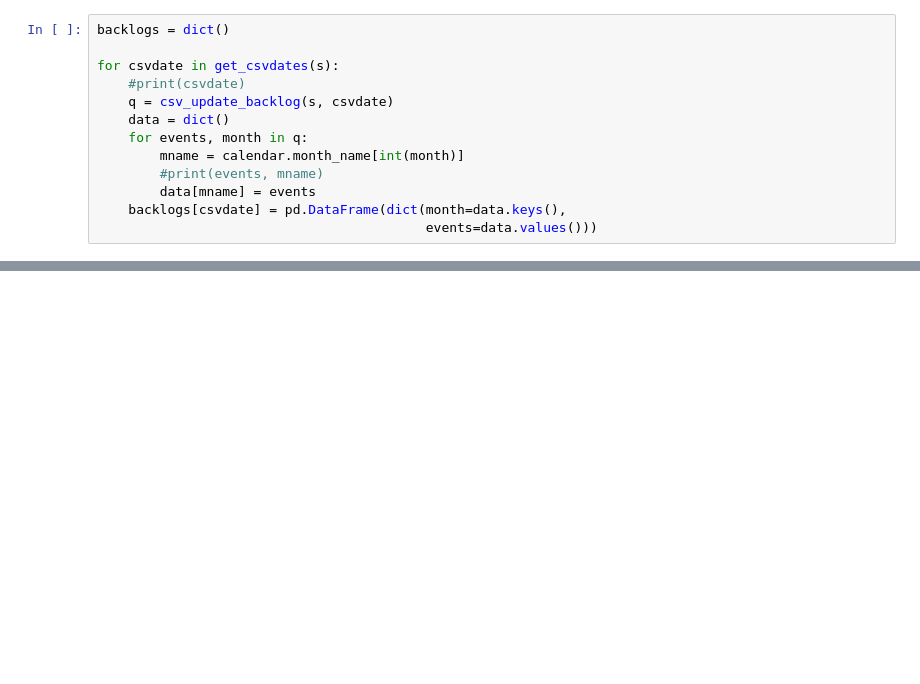
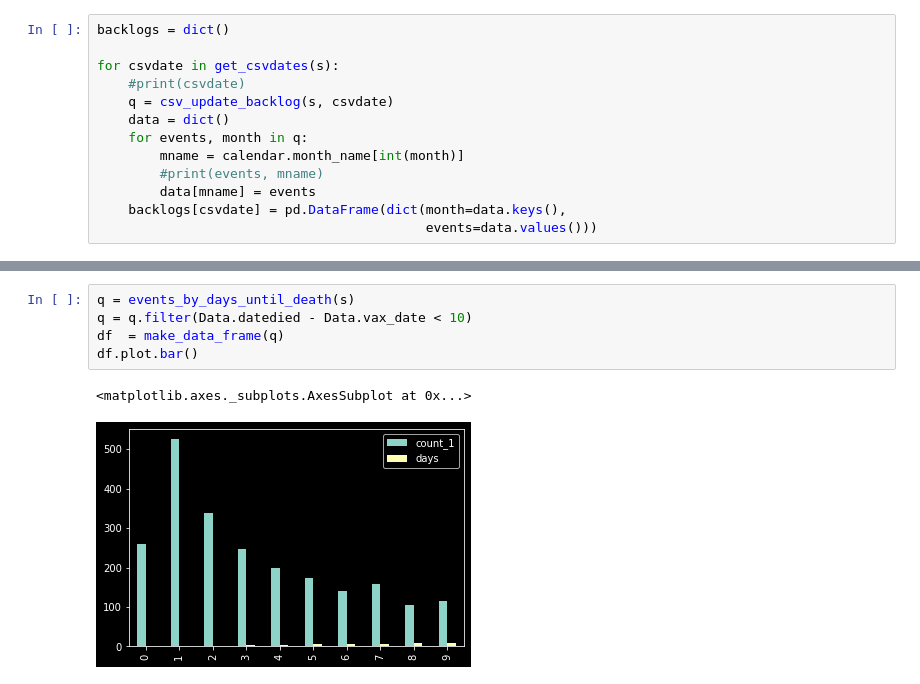
Before and after one commit to umeboshi2/revaers, a Jupyter notebook: do-stuff.ipynb, the cells around one changed output, grey strips where cells are left out. Cells and saved outputs as stored; diff of their text form; blank space fills up the shorter version.

```diff
--- a/do-stuff.ipynb
+++ b/do-stuff.ipynb
@@ -196,0 +199,8 @@ for csvdate, df in backlogs.items():
+# %%
+q = events_by_days_until_death(s)
+q = q.filter(Data.datedied - Data.vax_date < 10)
+df  = make_data_frame(q)
+df.plot.bar()
+# %% [output]
+<matplotlib.axes._subplots.AxesSubplot at 0x...>
+[figure, added]
```
Also changed, not shown: parts of 8 cells of this notebook.
